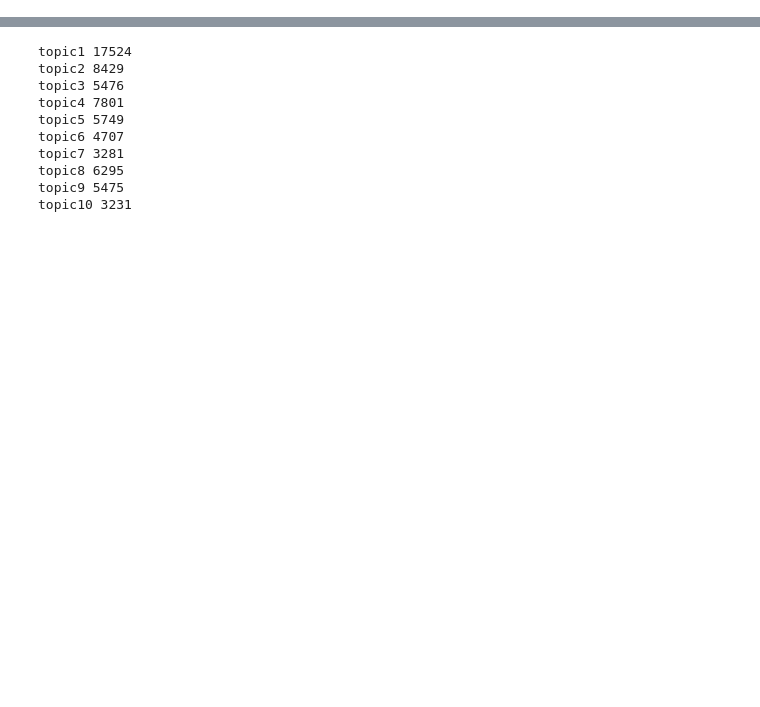
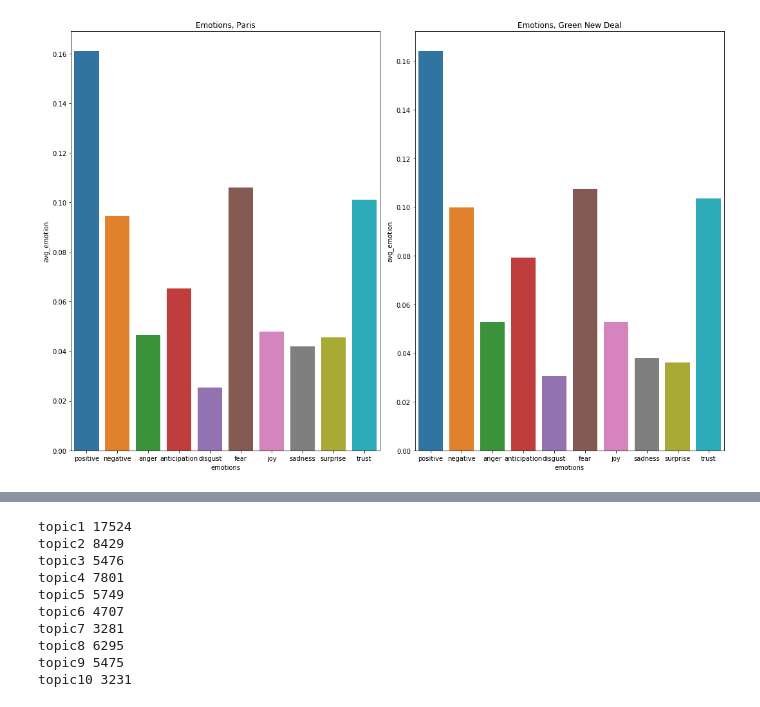
Before and after one commit to tabithaks/Public-Opinion-on-Climate-Change-Initiatives, a Jupyter notebook: Sentiment Analysis/Topic Sentiment Analysis, Paris.ipynb, the cells around one changed output, grey strips where cells are left out. Cells and saved outputs as stored; diff of their text form; code cells hidden in the pictures; blank space fills up the shorter version.

```diff
--- a/Sentiment Analysis/Topic Sentiment Analysis, Paris.ipynb
+++ b/Sentiment Analysis/Topic Sentiment Analysis, Paris.ipynb
@@ -20 +22,13 @@ plt.show()
+# %%
+fig,ax = plt.subplots(1,2, figsize = (15,10))
+paris_emotions = paris_data[emotions].mean(axis = 0, skipna = True).rename_axis("emotions").reset_index(name="avg_emotion")
+gnd_emotions = gnd_data[emotions].mean(axis = 0, skipna = True).rename_axis("emotions").reset_index(name="avg_emotion")
+sns.barplot(x="emotions", y="avg_emotion", data=paris_emotions, ax = ax[0])
+sns.barplot(x="emotions", y="avg_emotion", data=gnd_emotions, ax = ax[1])
+ax[0].set_title("Emotions, Paris")
+ax[1].set_title("Emotions, Green New Deal")
+plt.tight_layout()
+plt.show()
+# %% [output]
+[figure, added]
 # %%
```
Also changed, not shown: parts of 16 cells of this notebook.
